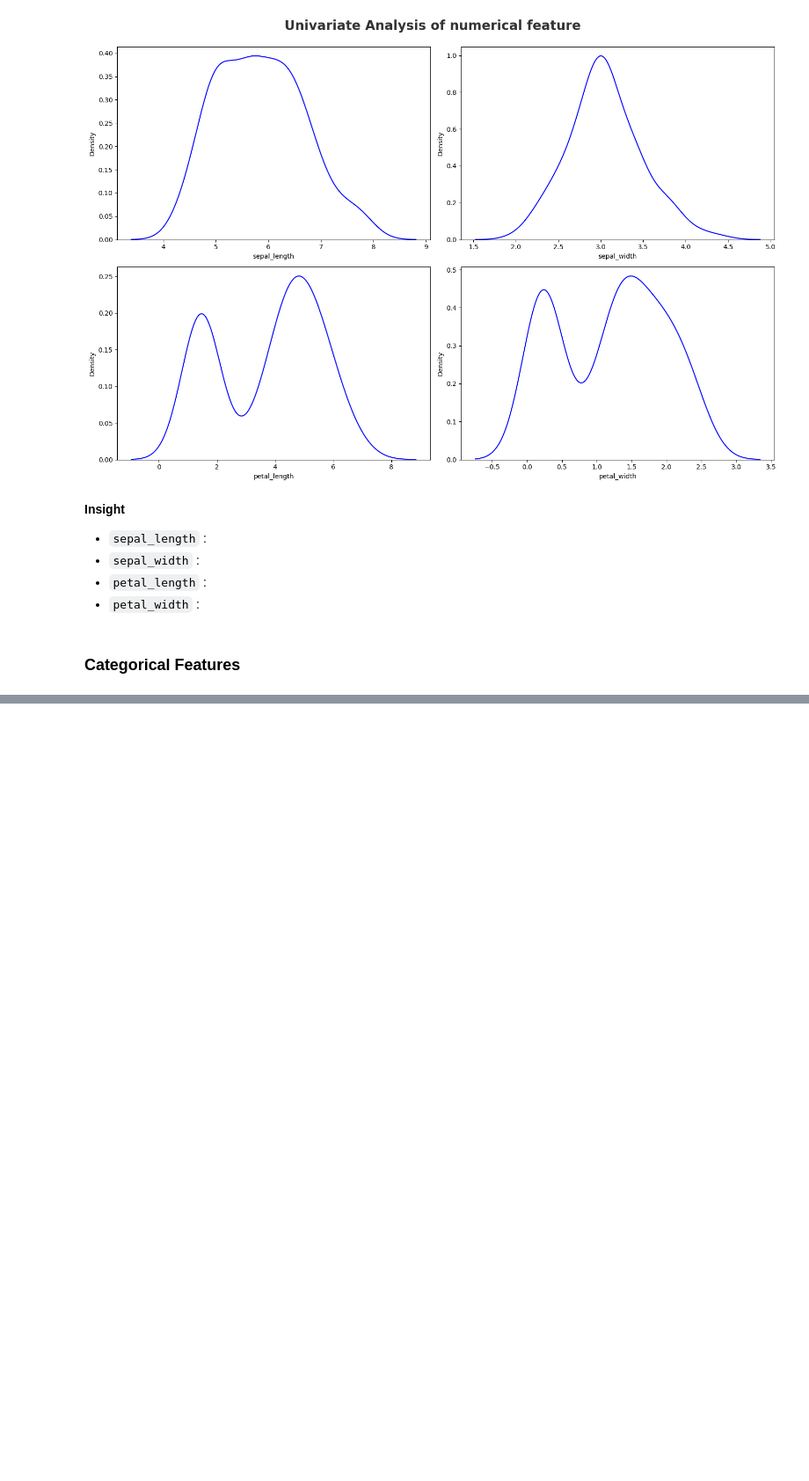
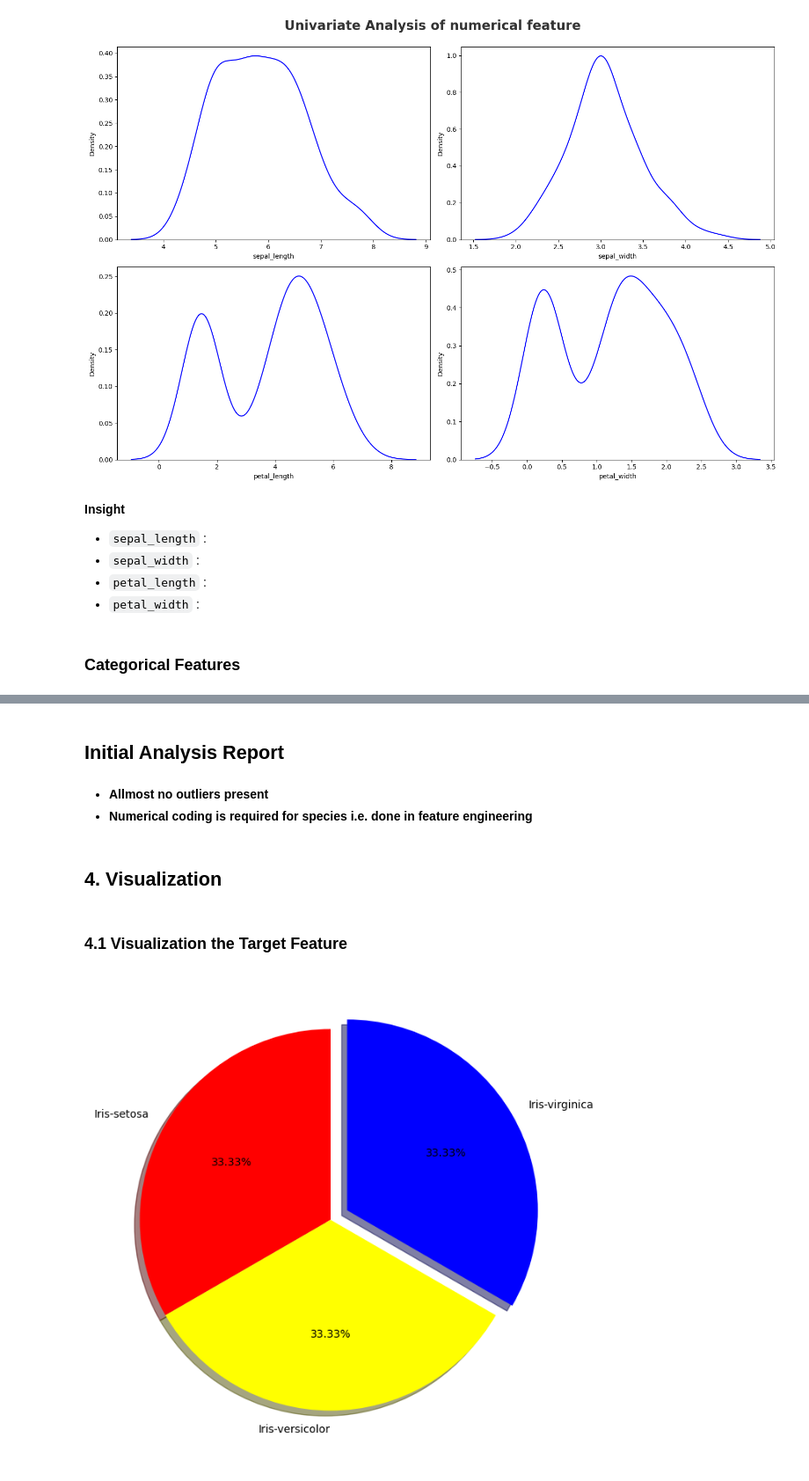
Before and after one commit to saxenastar/ML_Basic_deployment, a Jupyter notebook: notebook/1_EDA.ipynb, the cells around one changed output, grey strips where cells are left out. Shown at 88% size. Cells and saved outputs as stored; diff of their text form; code cells hidden in the pictures; blank space fills up the shorter version.

```diff
--- a/notebook/1_EDA.ipynb
+++ b/notebook/1_EDA.ipynb
@@ -158,0 +249,22 @@ plt.suptitle('Univariate Analysis of Categorical Feature ')
+# %% [markdown]
+## Initial Analysis Report
+# %% [markdown]
+* **Allmost no outliers present**
+* **Numerical coding is required for species i.e. done in feature engineering**
+# %% [markdown]
+## 4. Visualization
+# %% [markdown]
+### 4.1 Visualization the Target Feature
+# %%
+percentage = df.species.value_counts(normalize=True)*100
+labels = ["Iris-setosa","Iris-versicolor","Iris-virginica"]
+
+# Plot PieChart with Ploty library
+fig, ax = plt.subplots(figsize =(15, 8))
+explode = (0,0, 0.1)
+colors = ['red','yellow','blue']
+ax.pie(percentage, labels = labels, startangle = 90,
+       autopct='%1.2f%%',explode=explode, shadow=True, colors=colors)
+plt.show()
+# %% [output]
+[figure, added]
```
Also changed, not shown: parts of 15 cells of this notebook.
